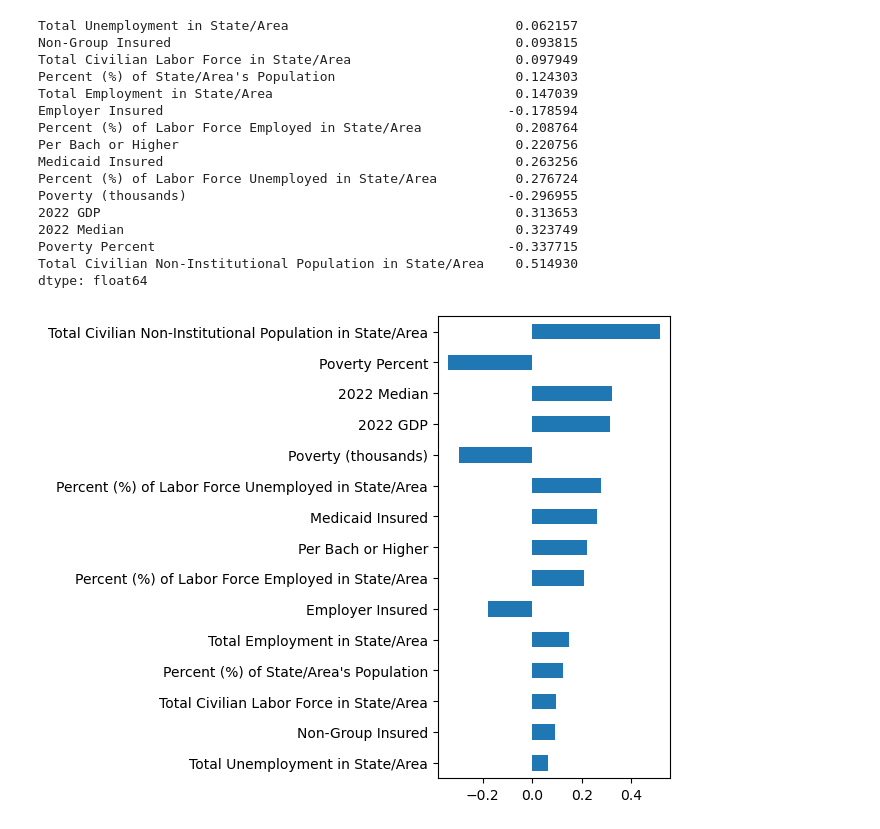
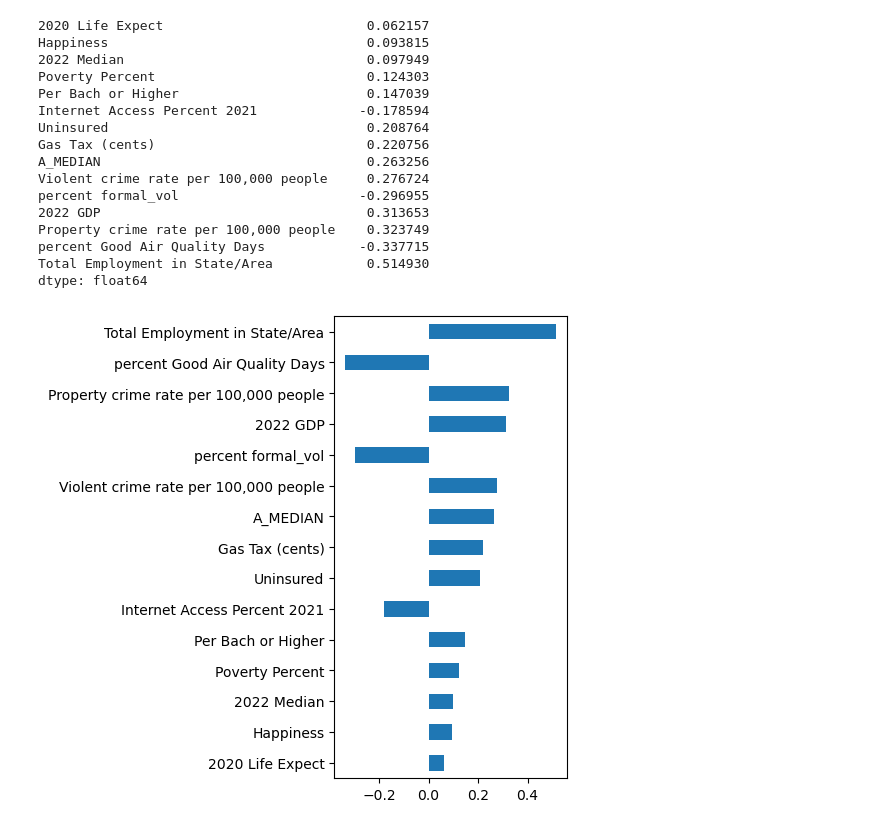
Before and after one commit to joshred83/cda_project, a Jupyter notebook: pca_clustering.ipynb, the cells around one changed output. Cells and saved outputs as stored; diff of their text form; code cells hidden in the pictures.

```diff
--- a/pca_clustering.ipynb
+++ b/pca_clustering.ipynb
@@ -195,20 +195,20 @@ dtype: float64
 # %%
-display_loadings(pca, numeric_features, figsize=(3, 6), component=1)
+display_loadings(pca, feature_names, figsize=(3, 6), component=1)
 # %% [output]
-Total Unemployment in State/Area                             0.062157
-Non-Group Insured                                            0.093815
-Total Civilian Labor Force in State/Area                     0.097949
-Percent (%) of State/Area's Population                       0.124303
-Total Employment in State/Area                               0.147039
-Employer Insured                                            -0.178594
-Percent (%) of Labor Force Employed in State/Area            0.208764
-Per Bach or Higher                                           0.220756
-Medicaid Insured                                             0.263256
-Percent (%) of Labor Force Unemployed in State/Area          0.276724
-Poverty (thousands)                                         -0.296955
-2022 GDP                                                     0.313653
-2022 Median                                                  0.323749
-Poverty Percent                                             -0.337715
-Total Civilian Non-Institutional Population in State/Area    0.514930
+2020 Life Expect                          0.062157
+Happiness                                 0.093815
+2022 Median                               0.097949
+Poverty Percent                           0.124303
+Per Bach or Higher                        0.147039
+Internet Access Percent 2021             -0.178594
+Uninsured                                 0.208764
+Gas Tax (cents)                           0.220756
+A_MEDIAN                                  0.263256
+Violent crime rate per 100,000 people     0.276724
+percent formal_vol                       -0.296955
+2022 GDP                                  0.313653
+Property crime rate per 100,000 people    0.323749
+percent Good Air Quality Days            -0.337715
+Total Employment in State/Area            0.514930
 dtype: float64
-[figure, old version]
+[figure, new version]
```
Also changed, not shown: parts of 5 cells of this notebook, 2 other files.
